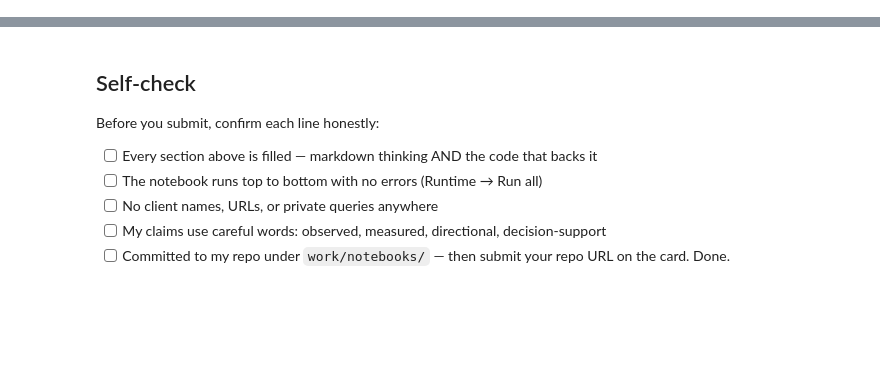
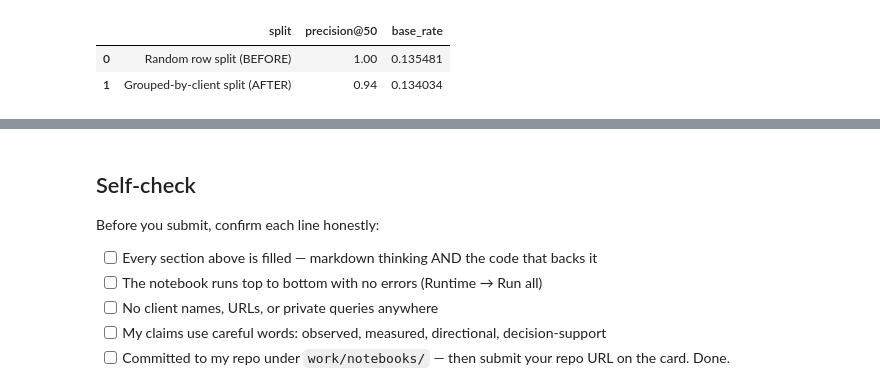
Before and after one commit to Hafiz-Taha-Hussain/Flyrank-Work, a Jupyter notebook: work/notebooks/w06_validation_audit.ipynb, the cells around one changed output, grey strips where cells are left out. Saved outputs shown, nothing was run; the diff lists cells and outputs as text; code cells hidden in the pictures; blank space fills up the shorter version.

```diff
--- a/work/notebooks/w06_validation_audit.ipynb
+++ b/work/notebooks/w06_validation_audit.ipynb
@@ -16,0 +158,43 @@ This skeleton is yours to fill. Work the sections **in order** — each one has
+# %%
+from sklearn.model_selection import train_test_split, GroupShuffleSplit
+from sklearn.ensemble import RandomForestClassifier
+
+def precision_at_k(scores, labels, k):
+    order = np.argsort(-np.asarray(scores))
+    return np.asarray(labels)[order[:k]].mean()
+
+K = 50
+RF_PARAMS = dict(n_estimators=300, max_depth=8, random_state=42, n_jobs=-1)
+
+# --- BEFORE: random split (rows from the same client can appear in both sides) ---
+X_train_r, X_test_r, y_train_r, y_test_r = train_test_split(
+    X, y, test_size=0.3, random_state=42
+)
+rf_random = RandomForestClassifier(**RF_PARAMS)
+rf_random.fit(X_train_r, y_train_r)
+random_scores = rf_random.predict_proba(X_test_r)[:, 1]
+random_p50 = precision_at_k(random_scores, y_test_r.values, K)
+random_base_rate = y_test_r.mean()
+
+# --- AFTER: grouped split by client (same as w05) ---
+splitter = GroupShuffleSplit(n_splits=1, test_size=0.3, random_state=42)
+train_idx, test_idx = next(splitter.split(X, y, groups=groups))
+X_train_g, X_test_g = X.iloc[train_idx], X.iloc[test_idx]
+y_train_g, y_test_g = y.iloc[train_idx], y.iloc[test_idx]
+
+rf_grouped = RandomForestClassifier(**RF_PARAMS)
+rf_grouped.fit(X_train_g, y_train_g)
+grouped_scores = rf_grouped.predict_proba(X_test_g)[:, 1]
+grouped_p50 = precision_at_k(grouped_scores, y_test_g.values, K)
+grouped_base_rate = y_test_g.mean()
+
+before_after = pd.DataFrame({
+    "split": ["Random row split (BEFORE)", "Grouped-by-client split (AFTER)"],
+    f"precision@{K}": [random_p50, grouped_p50],
+    "base_rate": [random_base_rate, grouped_base_rate],
+})
+before_after
+# %% [output]
+|  | split | precision@50 | base_rate |
+| 0 | Random row split (BEFORE) | 1.00 | 0.135481 |
+| 1 | Grouped-by-client split (AFTER) | 0.94 | 0.134034 |
```
Also changed, not shown: parts of 14 cells of this notebook.
